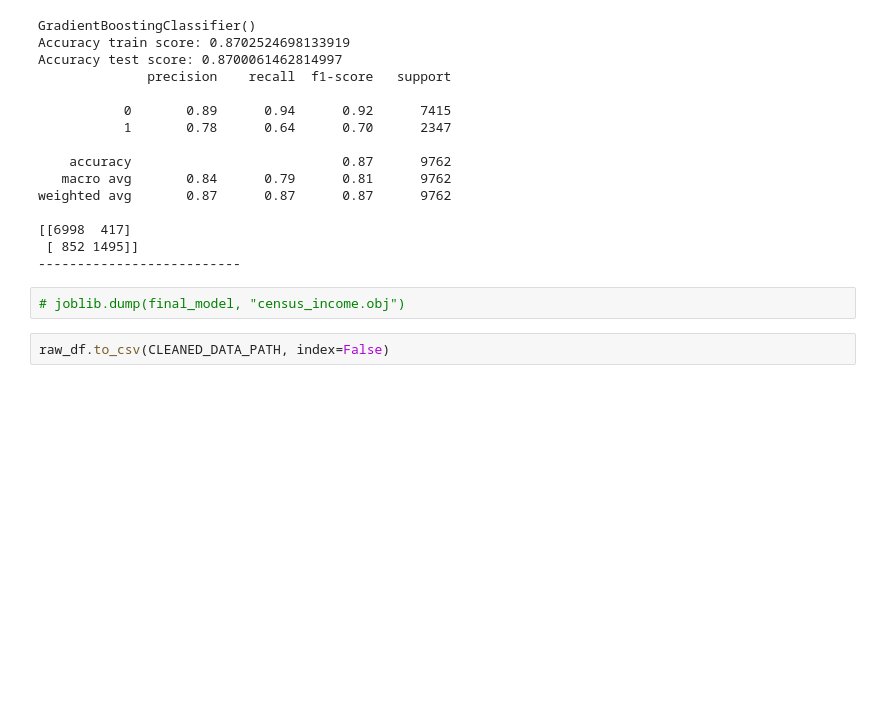
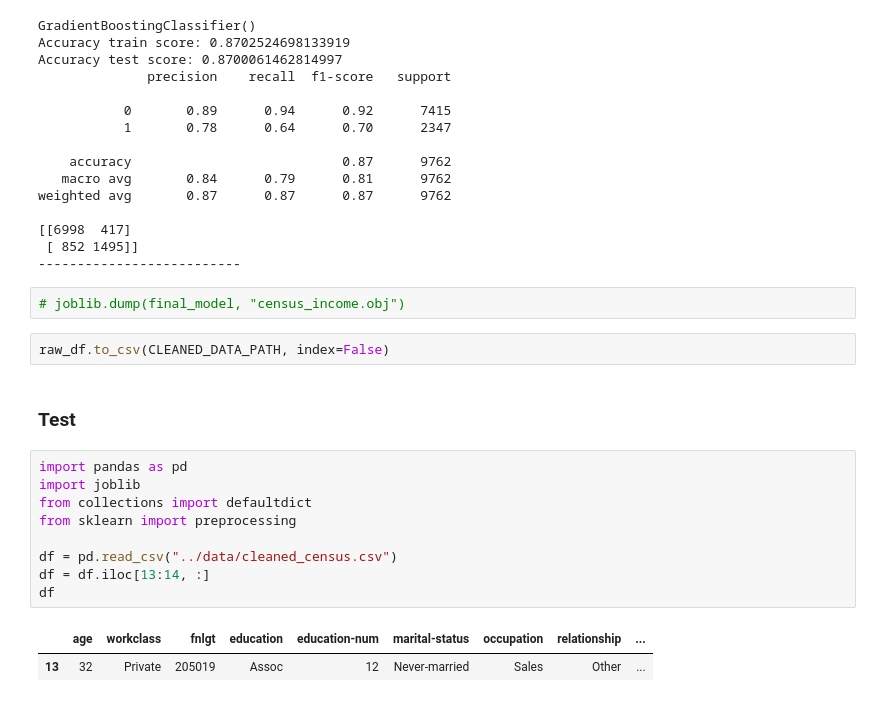
Before and after one commit to pthoa13/Customer-Salary-Prediction-Deploying-ML-Model-to-Cloud-MLOps, a Jupyter notebook: notebook/preprocess_data.ipynb, the cells around one changed output. Saved outputs shown, nothing was run; the diff lists cells and outputs as text; blank space fills up the shorter version.

```diff
--- a/notebook/preprocess_data.ipynb
+++ b/notebook/preprocess_data.ipynb
@@ -502,3 +502,17 @@ weighted avg       0.87      0.87      0.87      9762
 # joblib.dump(final_model, "census_income.obj")
 # %%
 raw_df.to_csv(CLEANED_DATA_PATH, index=False)
+# %% [markdown]
+### **Test**
+# %%
+import pandas as pd
+import joblib
+from collections import defaultdict
+from sklearn import preprocessing
+
+df = pd.read_csv("../data/cleaned_census.csv")
+df = df.iloc[13:14, :]
+df
+# %% [output]
+|  | age | workclass | fnlgt | education | education-num | marital-status | occupation | relationship | ... |
+| 13 | 32 | Private | 205019 | Assoc | 12 | Never-married | Sales | Other | ... |
```
Also changed, not shown: parts of 6 cells of this notebook, 12 other files.
